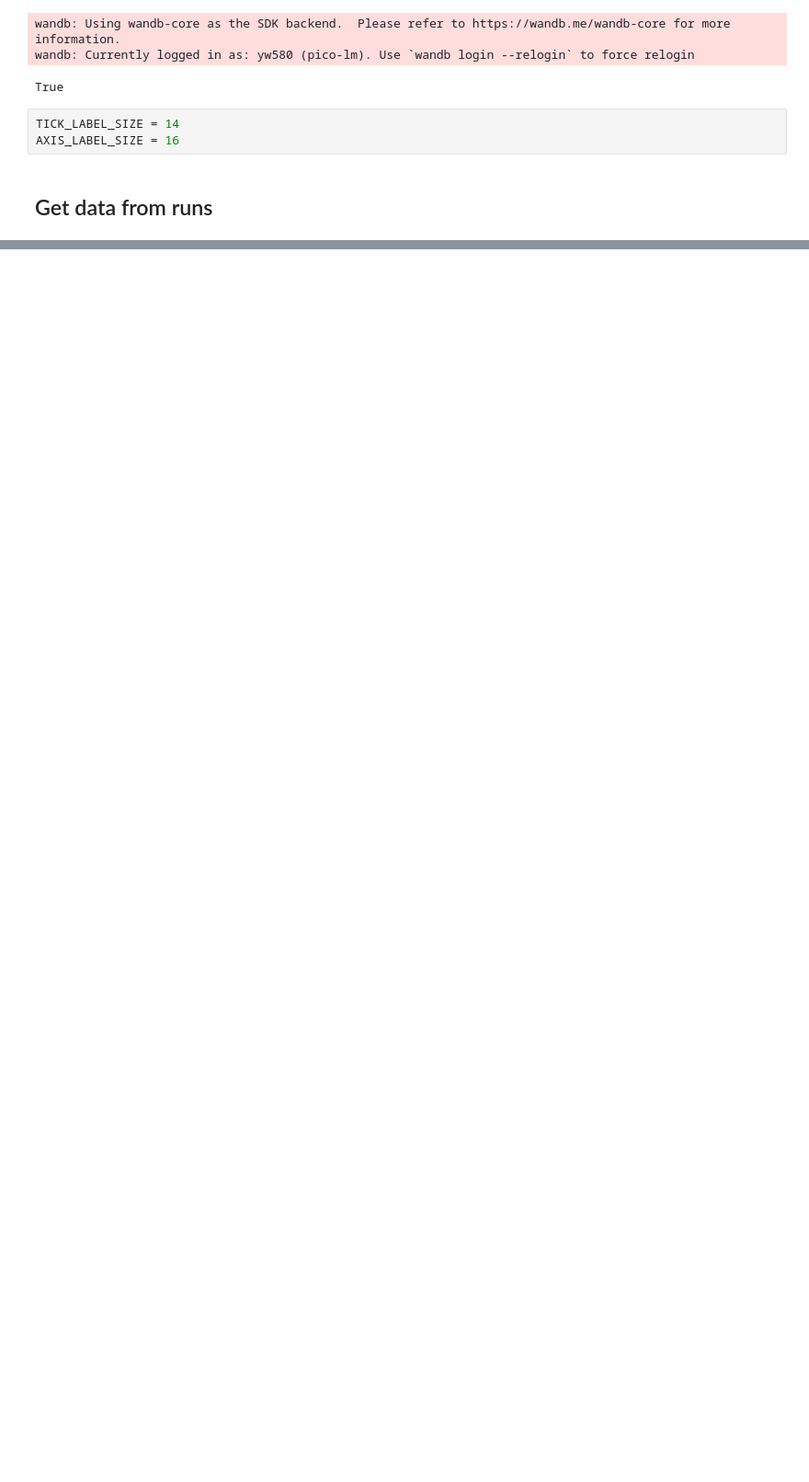
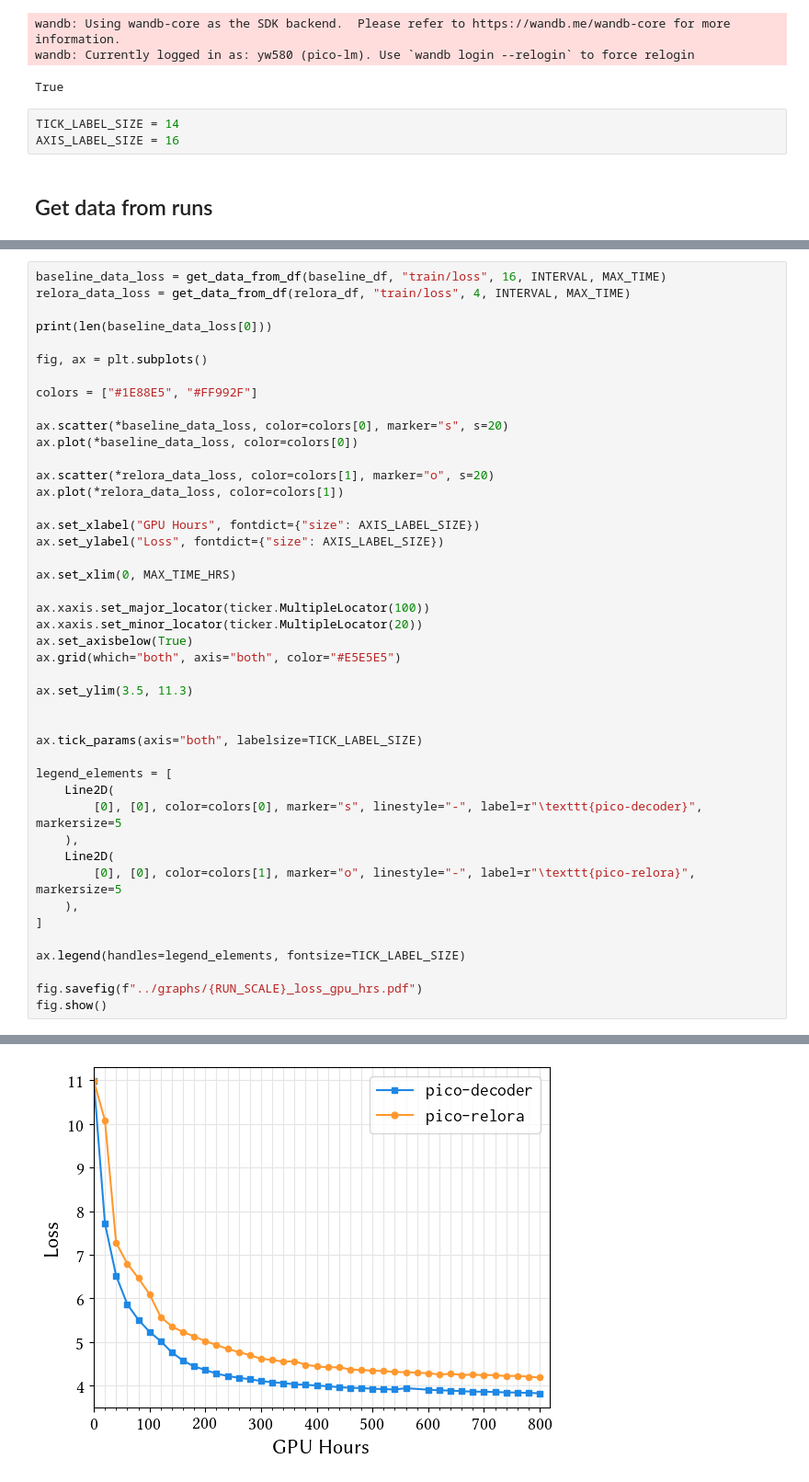
Before and after one commit to Yu-val-weiss/relora-pico, a Jupyter notebook: notebooks/training-plots-time.ipynb, the cells around one changed output, grey strips where cells are left out. Shown: that part at 92% size. Cells and saved outputs as stored; diff of their text form; blank space fills up the shorter version.

```diff
--- a/notebooks/training-plots-time.ipynb
+++ b/notebooks/training-plots-time.ipynb
@@ -120,0 +77,45 @@ fig.show()
+# %%
+baseline_data_loss = get_data_from_df(baseline_df, "train/loss", 16, INTERVAL, MAX_TIME)
+relora_data_loss = get_data_from_df(relora_df, "train/loss", 4, INTERVAL, MAX_TIME)
+
+print(len(baseline_data_loss[0]))
+
+fig, ax = plt.subplots()
+
+colors = ["#1E88E5", "#FF992F"]
+
+ax.scatter(*baseline_data_loss, color=colors[0], marker="s", s=20)
+ax.plot(*baseline_data_loss, color=colors[0])
+
+ax.scatter(*relora_data_loss, color=colors[1], marker="o", s=20)
+ax.plot(*relora_data_loss, color=colors[1])
+
+ax.set_xlabel("GPU Hours", fontdict={"size": AXIS_LABEL_SIZE})
+ax.set_ylabel("Loss", fontdict={"size": AXIS_LABEL_SIZE})
+
+ax.set_xlim(0, MAX_TIME_HRS)
+
+ax.xaxis.set_major_locator(ticker.MultipleLocator(100))
+ax.xaxis.set_minor_locator(ticker.MultipleLocator(20))
+ax.set_axisbelow(True)
+ax.grid(which="both", axis="both", color="#E5E5E5")
+
+ax.set_ylim(3.5, 11.3)
+
+
+ax.tick_params(axis="both", labelsize=TICK_LABEL_SIZE)
+
+legend_elements = [
+    Line2D(
+        [0], [0], color=colors[0], marker="s", linestyle="-", label=r"\texttt{pico-decoder}", markersize=5
+    ),
+    Line2D(
+        [0], [0], color=colors[1], marker="o", linestyle="-", label=r"\texttt{pico-relora}", markersize=5
+    ),
+]
+
+ax.legend(handles=legend_elements, fontsize=TICK_LABEL_SIZE)
+
+fig.savefig(f"../graphs/{RUN_SCALE}_loss_gpu_hrs.pdf")
+fig.show()
+# %% [output]
@@ -121,3 +123,4 @@ fig.show()
+[figure, added]
 # %%
 baseline_data_paloma = get_data_from_df(baseline_df, "eval/paloma", 16, INTERVAL, MAX_TIME)
 relora_data_paloma = get_data_from_df(relora_df, "eval/paloma", 4, INTERVAL, MAX_TIME)
```
Also changed, not shown: parts of 5 cells of this notebook, 9 other files.
